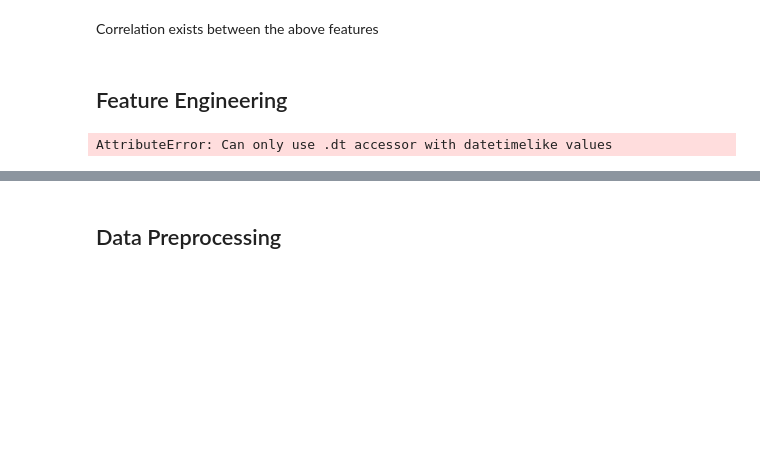
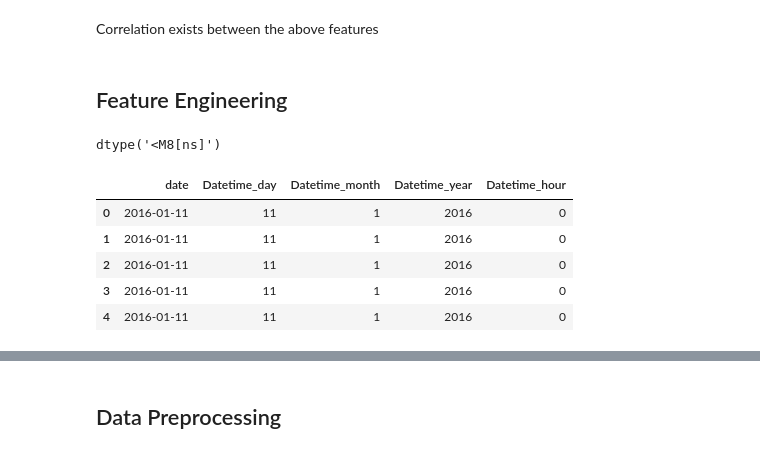
Before and after one commit to Godson199/Hamoye_stage_B, a Jupyter notebook: Hamoye _Internship_Stage_B_Project1.ipynb, the cells around one changed output, grey strips where cells are left out. Drawn from its saved outputs; the diff is of its cells as text; code cells hidden in the pictures; blank space fills up the shorter version.

```diff
--- a/Hamoye _Internship_Stage_B_Project1.ipynb
+++ b/Hamoye _Internship_Stage_B_Project1.ipynb
@@ -224,18 +226,27 @@ Correlation exists between the above features
+# %%
+energy_data_1['date'].dtypes
+# %% [output]
+dtype('<M8[ns]')
 # %%
 # Extract day, month year and hour from the Datetime column
 # day
 energy_data_1['Datetime_day'] = energy_data_1.date.dt.day
 
 # month
 energy_data_1['Datetime_month'] = energy_data_1.date.dt.month
 
 # year
 energy_data_1['Datetime_year'] = energy_data_1.date.dt.year
 
 # hour
 energy_data_1['Datetime_hour'] = energy_data_1.date.dt.hour
 
 # Preview engineered date features
-energy_data_1[['Datetime', 'Datetime_day', 'Datetime_month', 'Datetime_year', 'Datetime_hour']].head()
+energy_data_1[['date', 'Datetime_day', 'Datetime_month', 'Datetime_year', 'Datetime_hour']].head()
 # %% [output]
-AttributeError: Can only use .dt accessor with datetimelike values
+|  | date | Datetime_day | Datetime_month | Datetime_year | Datetime_hour |
+| 0 | 2016-01-11 | 11 | 1 | 2016 | 0 |
+| 1 | 2016-01-11 | 11 | 1 | 2016 | 0 |
+| 2 | 2016-01-11 | 11 | 1 | 2016 | 0 |
+| 3 | 2016-01-11 | 11 | 1 | 2016 | 0 |
+| 4 | 2016-01-11 | 11 | 1 | 2016 | 0 |
```
Also changed, not shown: parts of 20 cells of this notebook.
